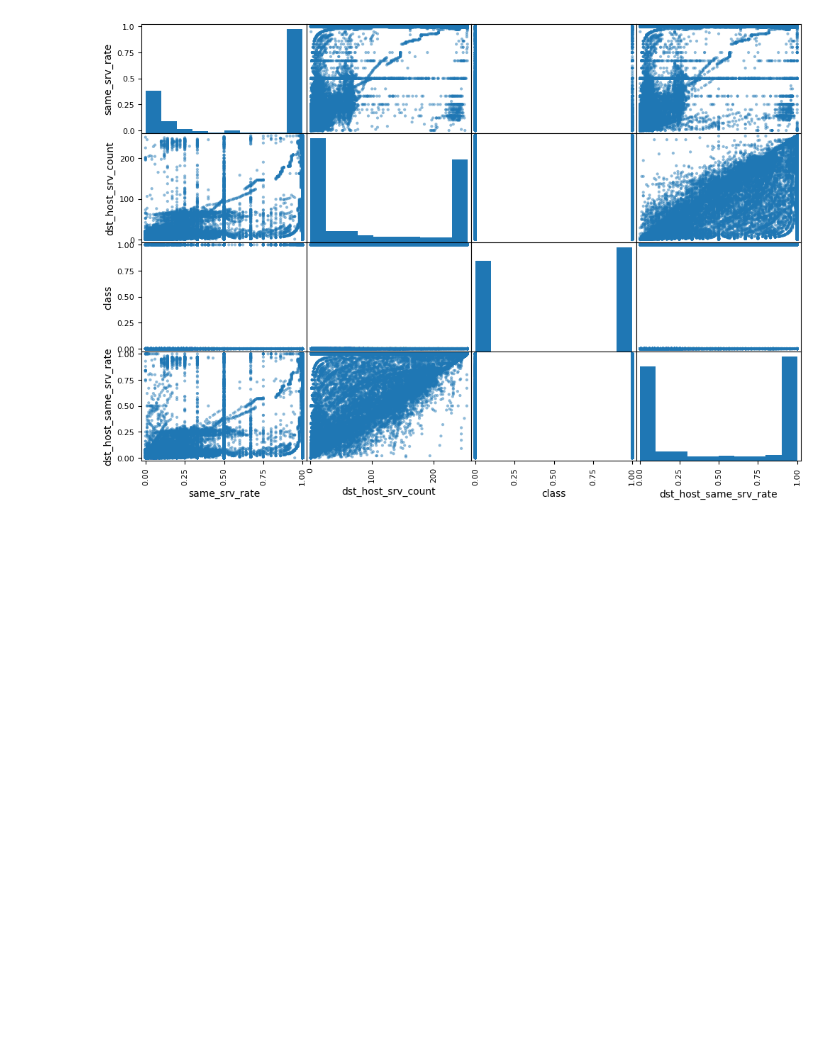
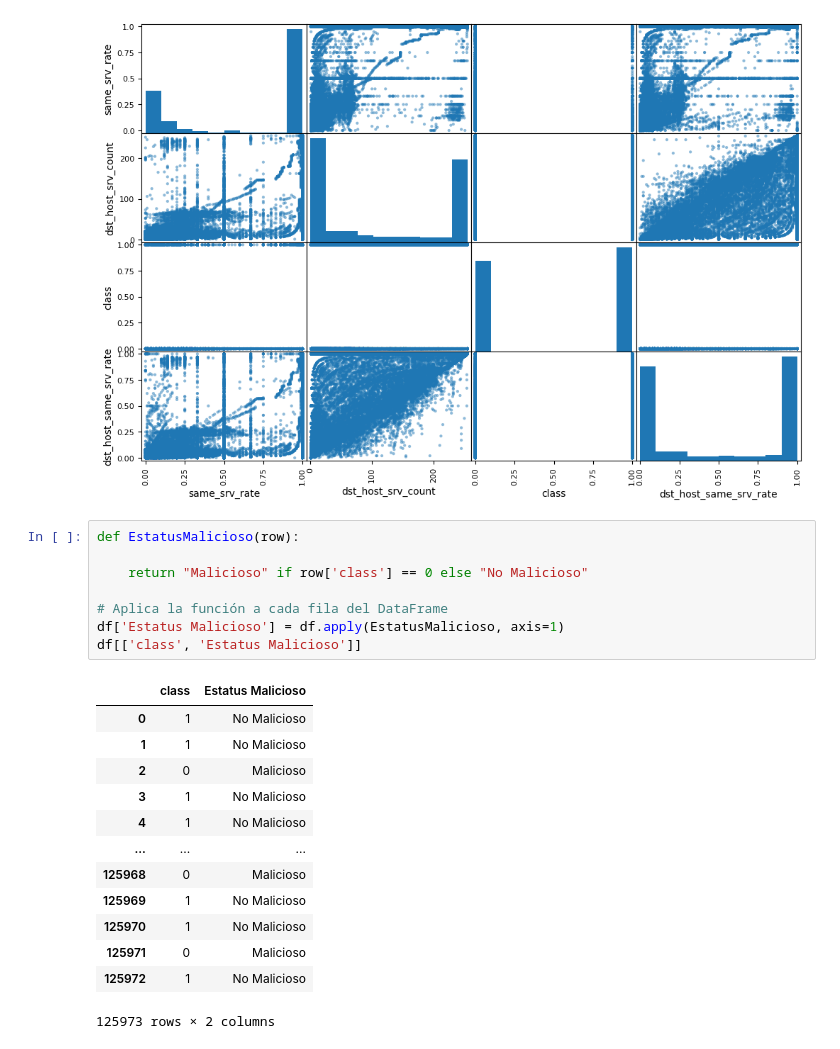
Before and after one commit to YoelRM/IA2, a Jupyter notebook: Practica 3/6_Visualizacion Examen.ipynb, the cells around one changed output. Cells and saved outputs as stored; diff of their text form; blank space fills up the shorter version.

```diff
--- a/Practica 3/6_Visualizacion Examen.ipynb
+++ b/Practica 3/6_Visualizacion Examen.ipynb
@@ -448,6 +448,28 @@ scatter_matrix(df[attributes], figsize=(12,8))
 plt.show()
 # %% [output]
 [figure]
+# %%
+def EstatusMalicioso(row):
+
+    return "Malicioso" if row['class'] == 0 else "No Malicioso"
+
+# Aplica la función a cada fila del DataFrame
+df['Estatus Malicioso'] = df.apply(EstatusMalicioso, axis=1)
+df[['class', 'Estatus Malicioso']]
+# %% [output]
+|  | class | Estatus Malicioso |
+| 0 | 1 | No Malicioso |
+| 1 | 1 | No Malicioso |
+| 2 | 0 | Malicioso |
+| 3 | 1 | No Malicioso |
+| 4 | 1 | No Malicioso |
+| ... | ... | ... |
+| 125968 | 0 | Malicioso |
+| 125969 | 1 | No Malicioso |
+| 125970 | 1 | No Malicioso |
+| 125971 | 0 | Malicioso |
+| 125972 | 1 | No Malicioso |
+125973 rows × 2 columns
 # %%
 def PaquetesMaliciosos(df):
 
```
Also changed, not shown: parts of 1 cell of this notebook.
